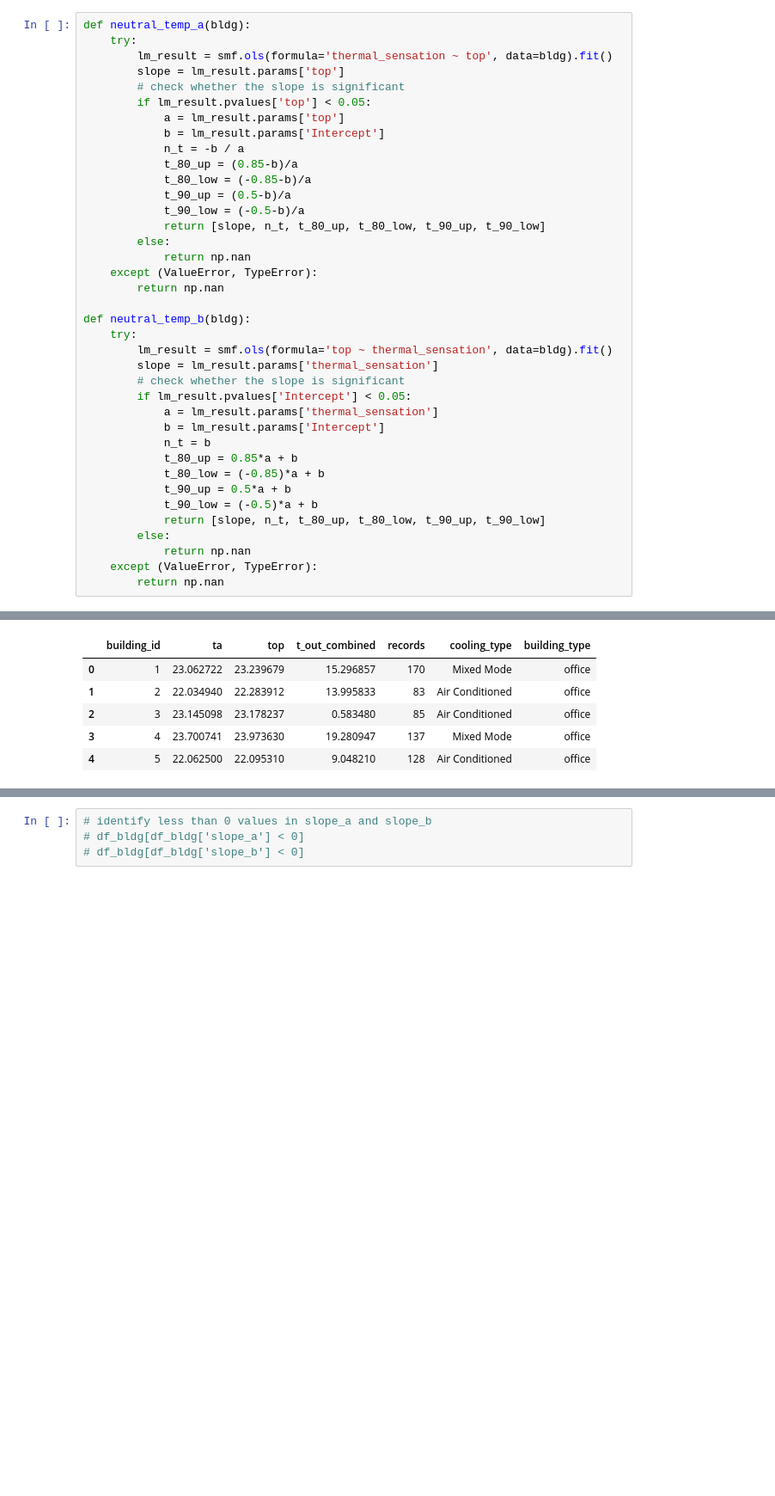
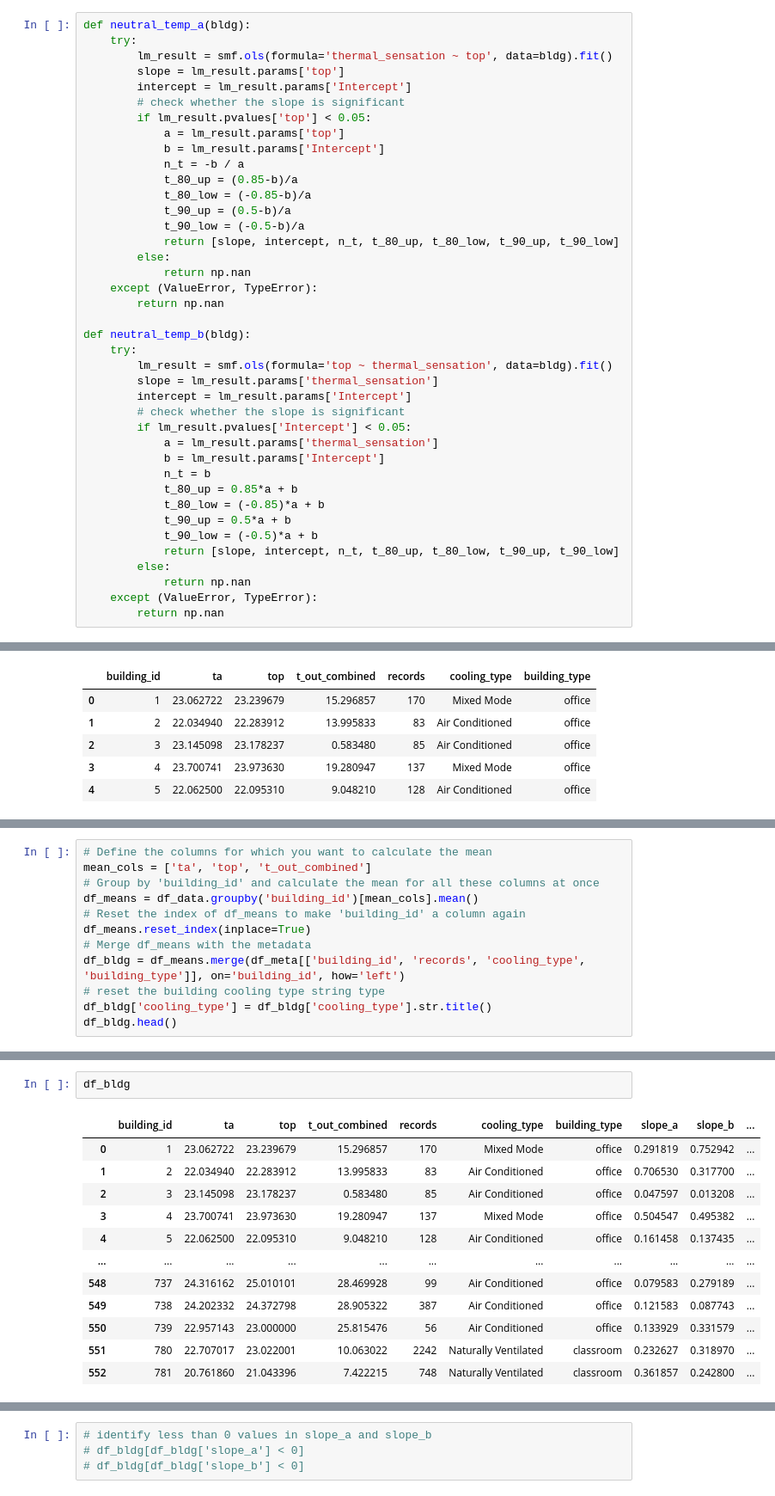
Before and after one commit to ruijis/causal-thinking-neutral-temperature, a Jupyter notebook: two-linear-regressions.ipynb, the cells around one changed output, grey strips where cells are left out. Shown at 86% size. Saved outputs shown, nothing was run; the diff lists cells and outputs as text; blank space fills up the shorter version.

```diff
--- a/two-linear-regressions.ipynb
+++ b/two-linear-regressions.ipynb
@@ -228,6 +229,7 @@ def neutral_temp_a(bldg):
     try:
         lm_result = smf.ols(formula='thermal_sensation ~ top', data=bldg).fit()
         slope = lm_result.params['top']
+        intercept = lm_result.params['Intercept']
         # check whether the slope is significant
         if lm_result.pvalues['top'] < 0.05:
             a = lm_result.params['top']
@@ -237,7 +239,7 @@ def neutral_temp_a(bldg):
             t_80_low = (-0.85-b)/a
             t_90_up = (0.5-b)/a
             t_90_low = (-0.5-b)/a
-            return [slope, n_t, t_80_up, t_80_low, t_90_up, t_90_low]
+            return [slope, intercept, n_t, t_80_up, t_80_low, t_90_up, t_90_low]
         else:
             return np.nan
     except (ValueError, TypeError):
@@ -247,6 +249,7 @@ def neutral_temp_b(bldg):
     try:
         lm_result = smf.ols(formula='top ~ thermal_sensation', data=bldg).fit()
         slope = lm_result.params['thermal_sensation']
+        intercept = lm_result.params['Intercept']
         # check whether the slope is significant
         if lm_result.pvalues['Intercept'] < 0.05:
             a = lm_result.params['thermal_sensation']
@@ -256,7 +259,7 @@ def neutral_temp_b(bldg):
             t_80_low = (-0.85)*a + b
             t_90_up = 0.5*a + b
             t_90_low = (-0.5)*a + b
-            return [slope, n_t, t_80_up, t_80_low, t_90_up, t_90_low]
+            return [slope, intercept, n_t, t_80_up, t_80_low, t_90_up, t_90_low]
         else:
             return np.nan
     except (ValueError, TypeError):
@@ -305,0 +385,12 @@ df_bldg.head()
+# %%
+# Define the columns for which you want to calculate the mean
+mean_cols = ['ta', 'top', 't_out_combined']
+# Group by 'building_id' and calculate the mean for all these columns at once
+df_means = df_data.groupby('building_id')[mean_cols].mean()
+# Reset the index of df_means to make 'building_id' a column again
+df_means.reset_index(inplace=True)
+# Merge df_means with the metadata
+df_bldg = df_means.merge(df_meta[['building_id', 'records', 'cooling_type', 'building_type']], on='building_id', how='left')
+# reset the building cooling type string type
+df_bldg['cooling_type'] = df_bldg['cooling_type'].str.title()
+df_bldg.head()
@@ -305,0 +412,15 @@ df_bldg.head()
+# %%
+df_bldg
+# %% [output]
+|  | building_id | ta | top | t_out_combined | records | cooling_type | building_type | slope_a | slope_b | ... |
+| 0 | 1 | 23.062722 | 23.239679 | 15.296857 | 170 | Mixed Mode | office | 0.291819 | 0.752942 | ... |
+| 1 | 2 | 22.034940 | 22.283912 | 13.995833 | 83 | Air Conditioned | office | 0.706530 | 0.317700 | ... |
+| 2 | 3 | 23.145098 | 23.178237 | 0.583480 | 85 | Air Conditioned | office | 0.047597 | 0.013208 | ... |
+| 3 | 4 | 23.700741 | 23.973630 | 19.280947 | 137 | Mixed Mode | office | 0.504547 | 0.495382 | ... |
+| 4 | 5 | 22.062500 | 22.095310 | 9.048210 | 128 | Air Conditioned | office | 0.161458 | 0.137435 | ... |
+| ... | ... | ... | ... | ... | ... | ... | ... | ... | ... | ... |
+| 548 | 737 | 24.316162 | 25.010101 | 28.469928 | 99 | Air Conditioned | office | 0.079583 | 0.279189 | ... |
+| 549 | 738 | 24.202332 | 24.372798 | 28.905322 | 387 | Air Conditioned | office | 0.121583 | 0.087743 | ... |
+| 550 | 739 | 22.957143 | 23.000000 | 25.815476 | 56 | Air Conditioned | office | 0.133929 | 0.331579 | ... |
+| 551 | 780 | 22.707017 | 23.022001 | 10.063022 | 2242 | Naturally Ventilated | classroom | 0.232627 | 0.318970 | ... |
+| 552 | 781 | 20.761860 | 21.043396 | 7.422215 | 748 | Naturally Ventilated | classroom | 0.361857 | 0.242800 | ... |
```
Also changed, not shown: parts of 25 cells of this notebook.
